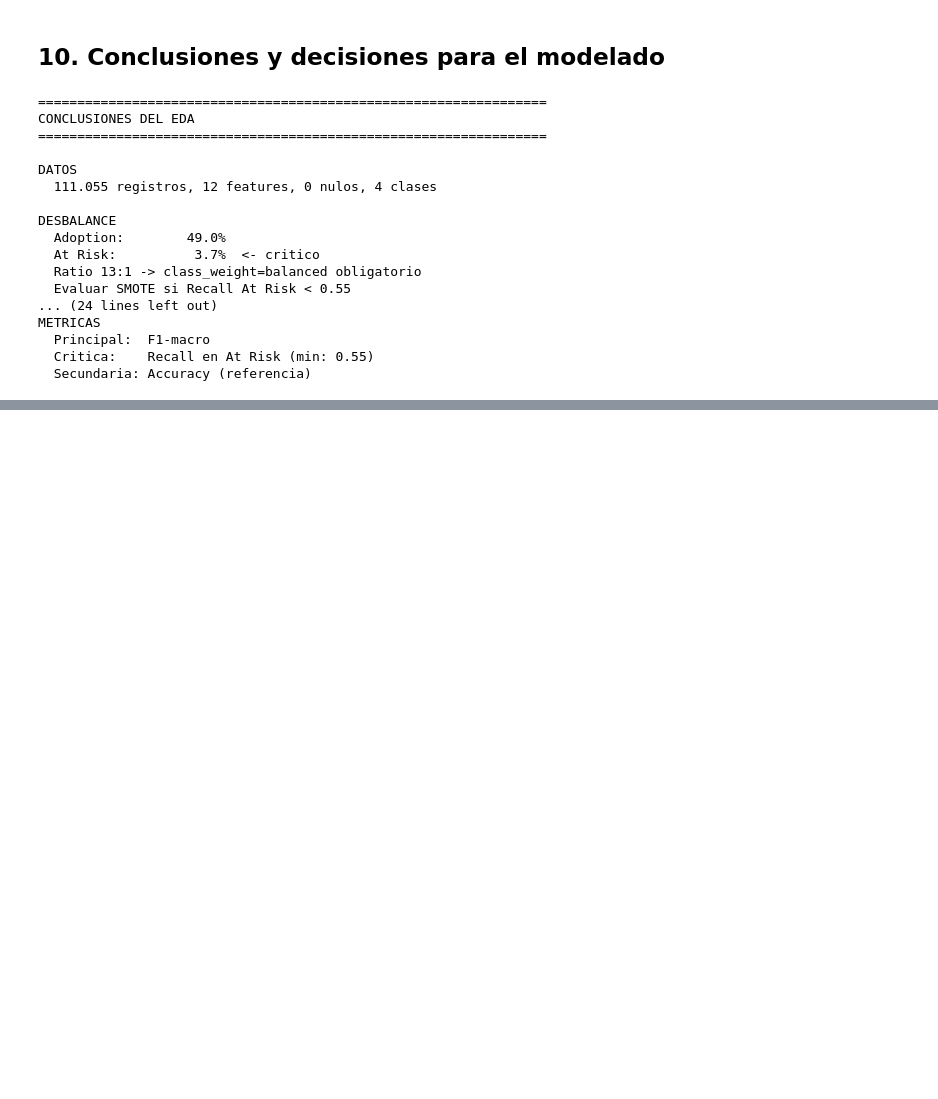
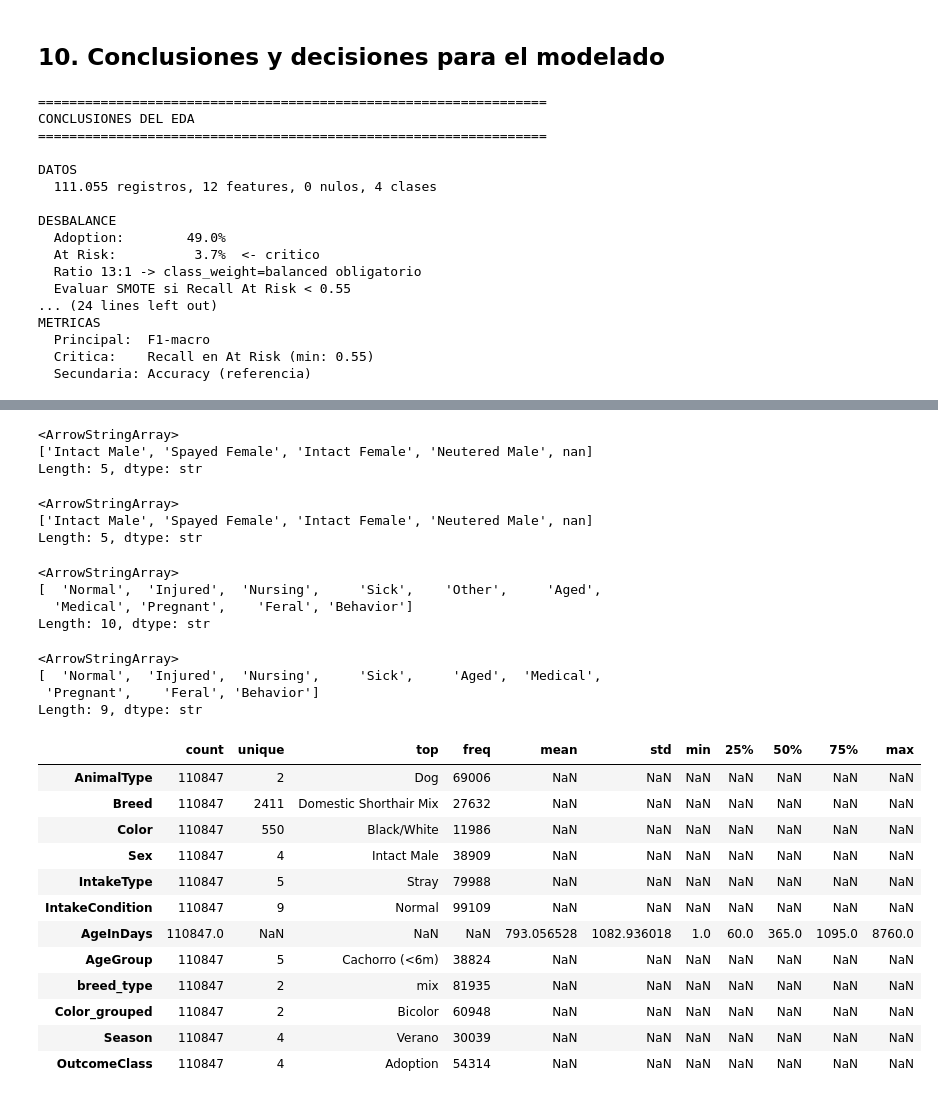
Before and after one commit to Bootcamp-IA-P6/Project_6_team3_Classification, a Jupyter notebook: notebooks/01_eda_classification.ipynb, the cells around one changed output, grey strips where cells are left out. Drawn from its saved outputs; the diff is of its cells as text; code cells hidden in the pictures; blank space fills up the shorter version.

```diff
--- a/notebooks/01_eda_classification.ipynb
+++ b/notebooks/01_eda_classification.ipynb
@@ -963,2 +983,2 @@ df_pd2.read_csv("../data/processed/animal_classification.csv").head()
 # %%
-df
+df_pd2.drop(columns=["AnimalID"], inplace=True)
@@ -964,0 +1001,48 @@ df
+# %%
+df_pd2['Sex'].unique()
+# %% [output]
+<ArrowStringArray>
+['Intact Male', 'Spayed Female', 'Intact Female', 'Neutered Male', nan]
+Length: 5, dtype: str
+# %%
+df_pd2 = df_pd2[df_pd2["Sex"] != "nan"]
+# %%
+df_pd2['Sex'].unique()
+# %% [output]
+<ArrowStringArray>
+['Intact Male', 'Spayed Female', 'Intact Female', 'Neutered Male', nan]
+Length: 5, dtype: str
+# %%
+df_pd2.dropna(subset=["Sex"], inplace=True)
+# %%
+df_pd2['IntakeCondition'].unique()
+# %% [output]
+<ArrowStringArray>
+[  'Normal',  'Injured',  'Nursing',     'Sick',    'Other',     'Aged',
+  'Medical', 'Pregnant',    'Feral', 'Behavior']
+Length: 10, dtype: str
+# %%
+df_pd2 = df_pd2[df_pd2["IntakeCondition"] != "Other"]
+# %%
+df_pd2['IntakeCondition'].unique()
+# %% [output]
+<ArrowStringArray>
+[  'Normal',  'Injured',  'Nursing',     'Sick',     'Aged',  'Medical',
+ 'Pregnant',    'Feral', 'Behavior']
+Length: 9, dtype: str
+# %%
+df_pd2.describe(include="all").T
+# %% [output]
+|  | count | unique | top | freq | mean | std | min | 25% | 50% | 75% | max |
+| AnimalType | 110847 | 2 | Dog | 69006 | NaN | NaN | NaN | NaN | NaN | NaN | NaN |
+| Breed | 110847 | 2411 | Domestic Shorthair Mix | 27632 | NaN | NaN | NaN | NaN | NaN | NaN | NaN |
+| Color | 110847 | 550 | Black/White | 11986 | NaN | NaN | NaN | NaN | NaN | NaN | NaN |
+| Sex | 110847 | 4 | Intact Male | 38909 | NaN | NaN | NaN | NaN | NaN | NaN | NaN |
+| IntakeType | 110847 | 5 | Stray | 79988 | NaN | NaN | NaN | NaN | NaN | NaN | NaN |
+| IntakeCondition | 110847 | 9 | Normal | 99109 | NaN | NaN | NaN | NaN | NaN | NaN | NaN |
+| AgeInDays | 110847.0 | NaN | NaN | NaN | 793.056528 | 1082.936018 | 1.0 | 60.0 | 365.0 | 1095.0 | 8760.0 |
+| AgeGroup | 110847 | 5 | Cachorro (<6m) | 38824 | NaN | NaN | NaN | NaN | NaN | NaN | NaN |
+| breed_type | 110847 | 2 | mix | 81935 | NaN | NaN | NaN | NaN | NaN | NaN | NaN |
+| Color_grouped | 110847 | 2 | Bicolor | 60948 | NaN | NaN | NaN | NaN | NaN | NaN | NaN |
+| Season | 110847 | 4 | Verano | 30039 | NaN | NaN | NaN | NaN | NaN | NaN | NaN |
+| OutcomeClass | 110847 | 4 | Adoption | 54314 | NaN | NaN | NaN | NaN | NaN | NaN | NaN |
```
Also changed, not shown: parts of 14 cells of this notebook, 2 other files.
